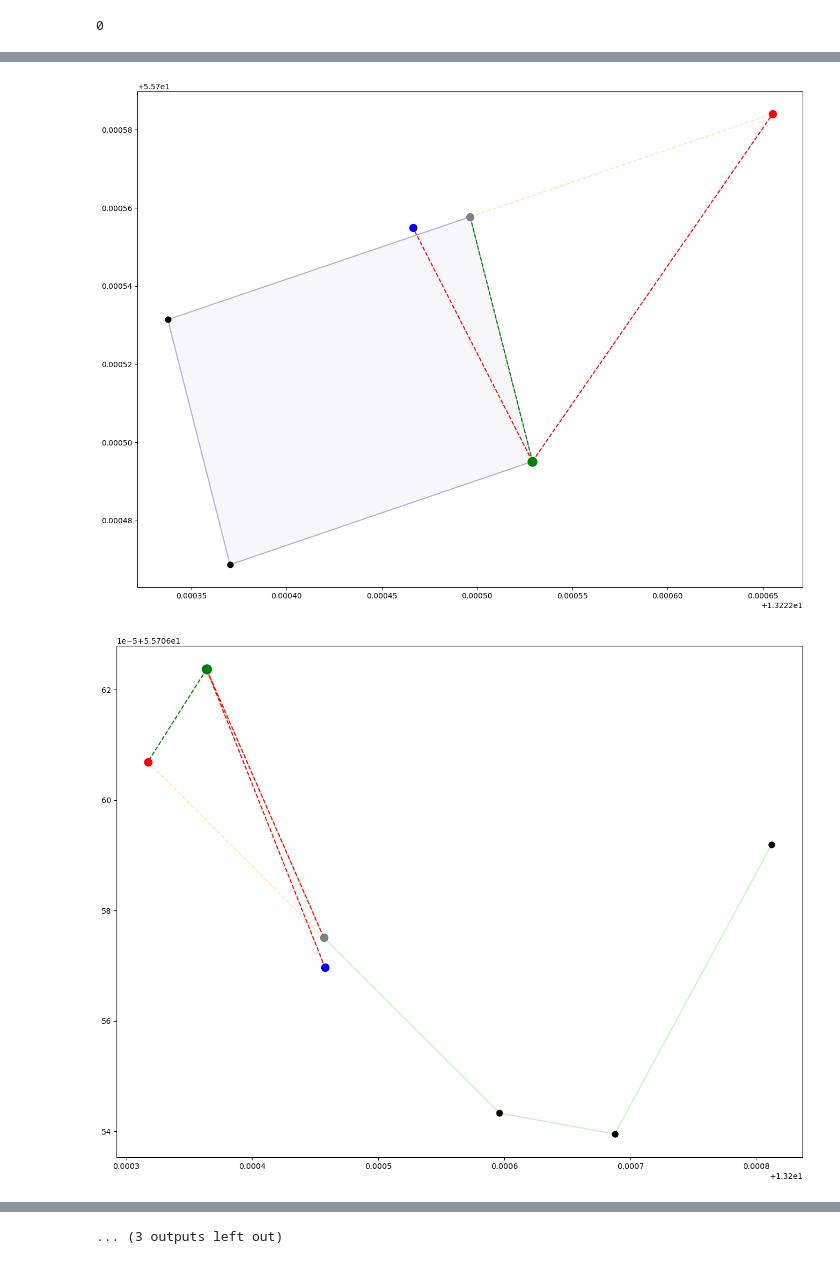
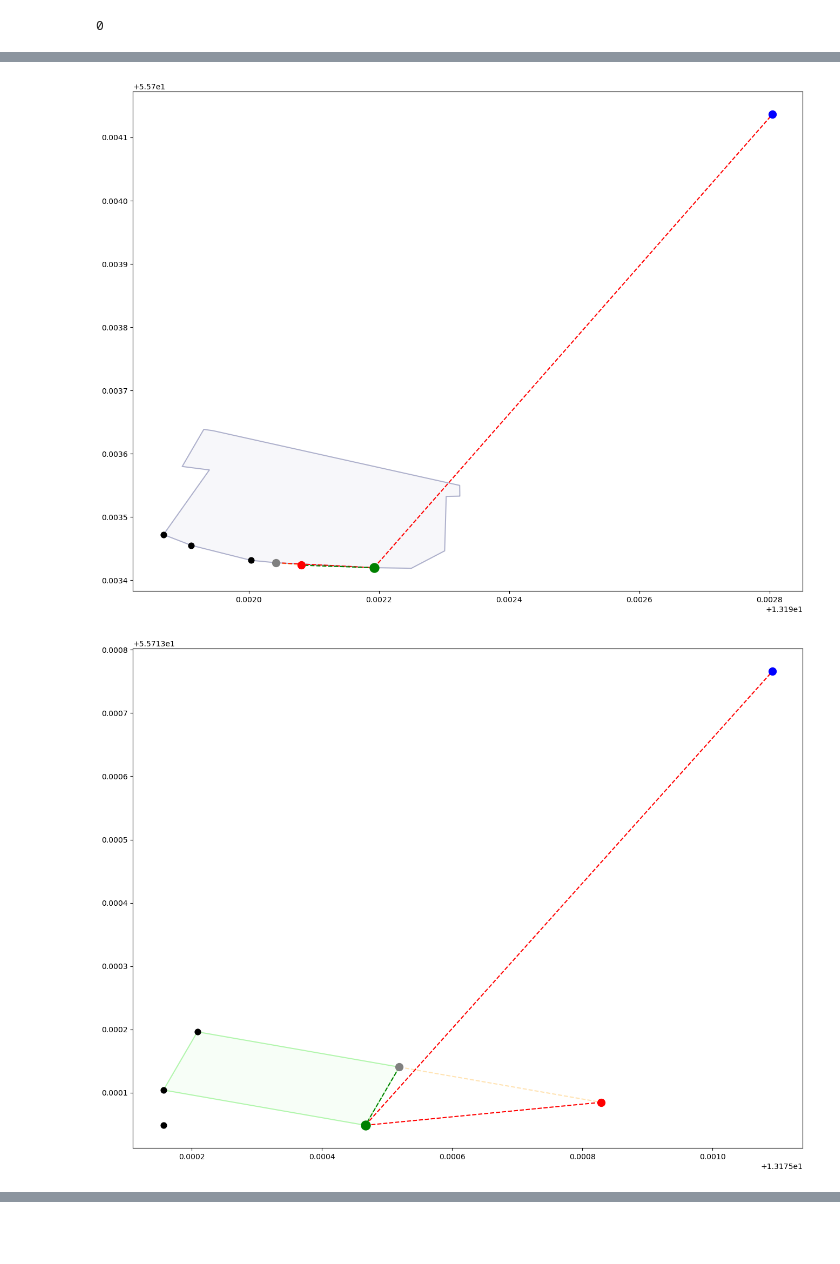
Before and after one commit to SimonErlandsson/Operable-Maps-Compression, a Jupyter notebook: Predictor_Function_Exporter.ipynb, the cells around one changed output, grey strips where cells are left out. Saved outputs shown, nothing was run; the diff lists cells and outputs as text; code cells hidden in the pictures; blank space fills up the shorter version.

Commit message:
More pred

```diff
--- a/Predictor_Function_Exporter.ipynb
+++ b/Predictor_Function_Exporter.ipynb
@@ -254,6 +276,9 @@ def flat_to_coord(x, idx=None):
         return np.array([x[idx], x[sep + idx]]) if USE_FLAT_LIST else x[idx]
     else:
         return np.array([[x[idx], x[sep + idx]] for idx in range(sep)]) if USE_FLAT_LIST else x
+
+def denormalize(content, offset):
+    return np.array([[p[0] + offset[0], p[1] + offset[1]] for p in content]) if NORMALIZE_PLACEMENT else content
 
 def linear_pred(x):
     if x[0][0] == 0:
@@ -273,20 +298,23 @@ def angle_pred(x):
 
 
 def eval_set(geoms, X, y):
-    y_hat = model.predict(X)
+    y_hat_all = model.predict(X)
     pred_better_cnt = 0
     pred_tot_mse = 0
     none_tot_mse = 0
     lin_better_cnt = 0
     lin_tot_mse = 0
     # TODO: Use test set instead!
-    for i in range(len(y_hat)):
-        x_small = flat_to_coord(X[i])
+    for i in range(len(y_hat_all)):
+        x_small = flat_to_coord(X[i][:MEMORY_SLOTS*2])
+        x_small = denormalize(x_small, normalization_offset[geoms[i]])
+        y_true = denormalize([y[i]], normalization_offset[geoms[i]])[0]
+        y_hat = denormalize([y_hat_all[i]], normalization_offset[geoms[i]])[0]
         prev = x_small[0]
 
         distances = []
-        distances.append(np.linalg.norm(y[i] - prev)) # Default
-        distances.append(np.linalg.norm(y[i] - y_hat[i])) # Model
+        distances.append(np.linalg.norm(y_true - prev)) # Default
+        distances.append(np.linalg.norm(y_true - y_hat)) # Model
 
         predicted_is_better = distances[1] < distances[0]
         pred_better_cnt += 1 if predicted_is_better else 0
@@ -294,26 +322,26 @@ def eval_set(geoms, X, y):
         none_tot_mse += distances[0]
         if PRINT_VALIDATION:
             print(prev)
-            print(f'{i + 1}: Diff: {y[i] - y_hat[i]}   predicted {y_hat[i]}     distance {np.linalg.norm(y[i] - y_hat[i])}')
-            print(f'{i + 1}: Real: {y[i] - prev}       was       {y[i]})        distance {np.linalg.norm(y[i] - prev)}')
+            print(f'{i + 1}: Diff: {y_true - y_hat}   predicted {y_hat}     distance {np.linalg.norm(y_true - y_hat)}')
+            print(f'{i + 1}: Real: {y_true - prev}       was       {y_true})        distance {np.linalg.norm(y_true - prev)}')
             print('Better:', 'YES' if predicted_is_better else 'NO')
             print()
 
         ## Linear Prediction
         y_lin = linear_pred(x_small)
-        distances.append(np.linalg.norm(y[i] - y_lin))
+        distances.append(np.linalg.norm(y_true - y_lin))
         lin_is_better = distances[2] < distances[0]
         lin_better_cnt += 1 if lin_is_better else 0
         lin_tot_mse += distances[2]
 
         if PRINT_VALIDATION:
             print('-- Linear Prediction')
-            print(f'{i + 1}: Diff: {y[i] - y_lin}   predicted {y_lin}     distance {np.linalg.norm(y[i] - y_lin)}')
-            print(f'{i + 1}: Real: {y[i] - prev}       was       {y[i]})        distance {np.linalg.norm(y[i] - prev)}')
+            print(f'{i + 1}: Diff: {y_true - y_lin}   predicted {y_lin}     distance {np.linalg.norm(y_true - y_lin)}')
+            print(f'{i + 1}: Real: {y_true - prev}       was       {y_true})        distance {np.linalg.norm(y_true - prev)}')
             print('Better:', 'YES' if lin_is_better else 'NO')
             print()
 
-        if i % 1000 == 0:
+        if i % 10000 == 0:
             win_idx = np.argmin(distances)
             col_head = 'grey'
             col_tail = 'black'
@@ -327,27 +355,27 @@ def eval_set(geoms, X, y):
             # Draw shape + points used in model
             plot_geometry(shape(df.iloc[idx]), alpha=0.3)
             plot_raw_point(prev, color=col_head, size=100)
-            plot_raw_point(y[i], color=col_correct, size=150)
+            plot_raw_point(y_true, color=col_correct, size=150)
             x_non_zero = list(filter(lambda x: not all(x == [0, 0]), x_small[1:]))
             plot_raw_points(x_non_zero, color=col_tail, size=60)
-            plot_line(prev, y[i], solid=False, color=col_correct if win_idx == 0 else col_error)
+            plot_line(prev, y_true, solid=False, color=col_correct if win_idx == 0 else col_error)
 
             # Draw Linear Predict
             plot_raw_point(y_lin, color=col_error, size=100)
             plot_line(prev, y_lin, solid=False, color=col_lin, alpha=0.3)
-            plot_line(y[i], y_lin, solid=False, color=col_correct if win_idx == 2 else col_error)
+            plot_line(y_true, y_lin, solid=False, color=col_correct if win_idx == 2 else col_error)
 
             if DRAW_MODEL_PREDICT:
-                plot_raw_point(y_hat[i], color=col_model, size=100)
-                plot_line(y[i], y_hat[i], solid=False, color=col_correct if win_idx == 1 else col_error)
+                plot_raw_point(y_hat, color=col_model, size=100)
+                plot_line(y_true, y_hat, solid=False, color=col_correct if win_idx == 1 else col_error)
             plt.show()
 
-    print("Model was better than None in:", pred_better_cnt, '/', len(y_hat), '   (', f'{(pred_better_cnt/len(y_hat) * 100):f}%' , ')')
+    print("Model was better than None in:", pred_better_cnt, '/', len(y_hat_all), '   (', f'{(pred_better_cnt/len(y_hat_all) * 100):f}%' , ')')
     print("Total MSE Model:", pred_tot_mse)
     print("Total MSE None:", none_tot_mse)
     print("MSE Ratio (lower means model is better):", f'{(pred_tot_mse/none_tot_mse * 100):f}%')
     print()
-    print("Linear Prediction was better than None in:", lin_better_cnt, '/', len(y_hat), '   (', f'{(lin_better_cnt/len(y_hat) * 100):f}%' , ')')
+    print("Linear Prediction was better than None in:", lin_better_cnt, '/', len(y_hat_all), '   (', f'{(lin_better_cnt/len(y_hat_all) * 100):f}%' , ')')
     print("Total MSE Linear:", lin_tot_mse)
     print("Total MSE None:", none_tot_mse)
     print("MSE Ratio (lower means linear is better):", f'{(lin_tot_mse/none_tot_mse * 100):f}%')
@@ -358,2 +387,2 @@ eval_set(validation_geometries, X_validation[:samples], y_validation[:samples])
-[figure, old version]
+[figure, new version]
-[figure, old version]
+[figure, new version]
@@ -370 +388,0 @@ eval_set(validation_geometries, X_validation[:samples], y_validation[:samples])
-... (3 outputs left out)
```
Also changed, not shown: parts of 11 cells of this notebook.
